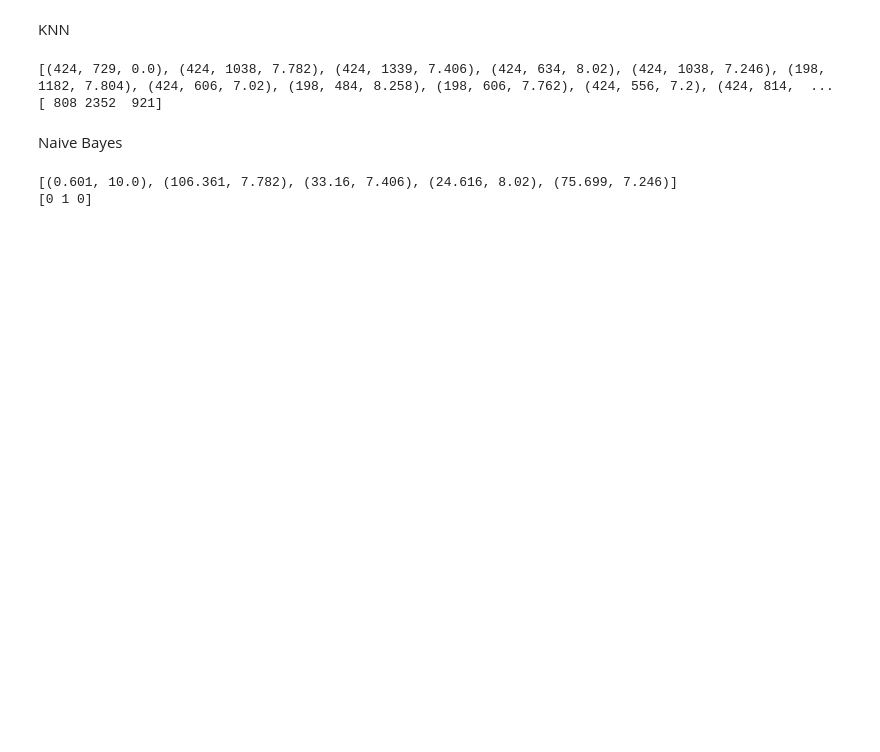
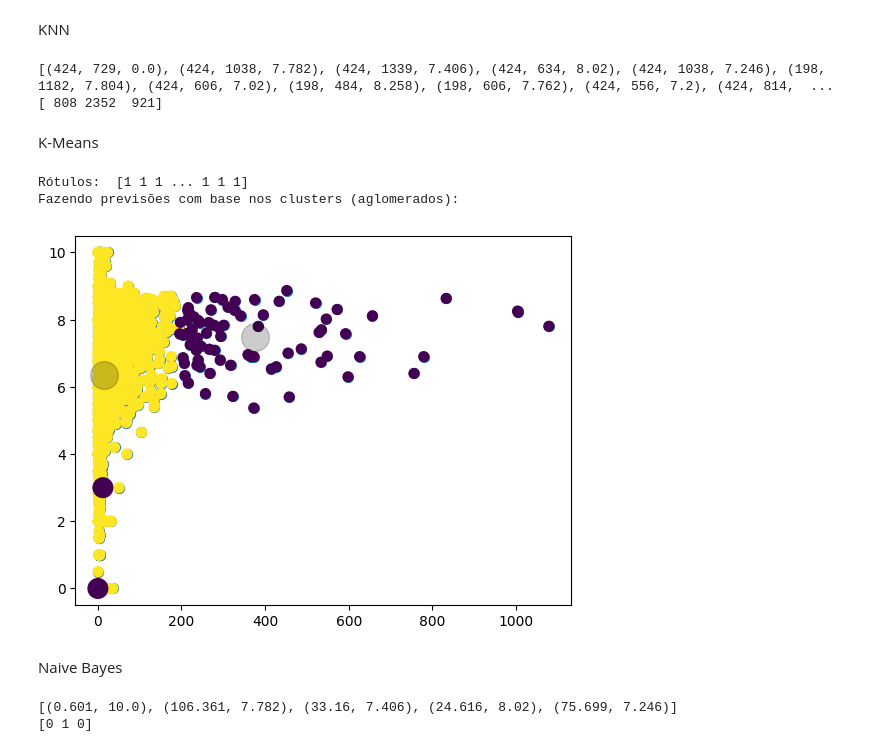
Before and after one commit to aaugvsto/arvore_de_decisao-regressao_linear-KNN-Navie_Bayes, a Jupyter notebook: main.ipynb, the cells around one changed output. Saved outputs shown, nothing was run; the diff lists cells and outputs as text; code cells hidden in the pictures; blank space fills up the shorter version.

```diff
--- a/main.ipynb
+++ b/main.ipynb
@@ -233,6 +216,40 @@ print(predito)
 # %% [output]
 [(424, 729, 0.0), (424, 1038, 7.782), (424, 1339, 7.406), (424, 634, 8.02), (424, 1038, 7.246), (198, 1182, 7.804), (424, 606, 7.02), (198, 484, 8.258), (198, 606, 7.762), (424, 556, 7.2), (424, 814,  ...
 [ 808 2352  921]
+# %% [markdown]
+K-Means
+# %%
+# K-Means
+
+# Importando arquivo
+df = pd.read_csv('data/titles.csv')
+
+#Implementando o Kmeans
+
+X = np.array(df[['tmdb_popularity', 'tmdb_score']].fillna(0))
+plt.scatter(X[:, 0], X[:, 1], s=50)
+
+kmeans = KMeans(n_clusters=2, random_state=0).fit(X)
+agrupamento = kmeans.predict(X)
+
+plt.scatter(X[:, 0], X[:, 1], c=agrupamento, s=50, cmap='viridis')
+
+# Definindo centroides
+centroides = kmeans.cluster_centers_
+plt.scatter(centroides[:, 0], centroides[:, 1], c='black', s=400, alpha=0.2)
+
+# Resultado
+print('Rótulos: ', kmeans.labels_)
+print('Fazendo previsões com base nos clusters (aglomerados):')
+pontos = np.array([[0, 0], [12, 3]])
+previsoes = kmeans.predict(pontos)
+
+plt.scatter(pontos[:, 0], pontos[:, 1], c=previsoes, s=200, cmap='viridis')
+plt.show()
+# %% [output]
+Rótulos:  [1 1 1 ... 1 1 1]
+Fazendo previsões com base nos clusters (aglomerados):
+[figure, added]
 # %% [markdown]
 
 Naive Bayes
```
Also changed, not shown: parts of 4 cells of this notebook.
